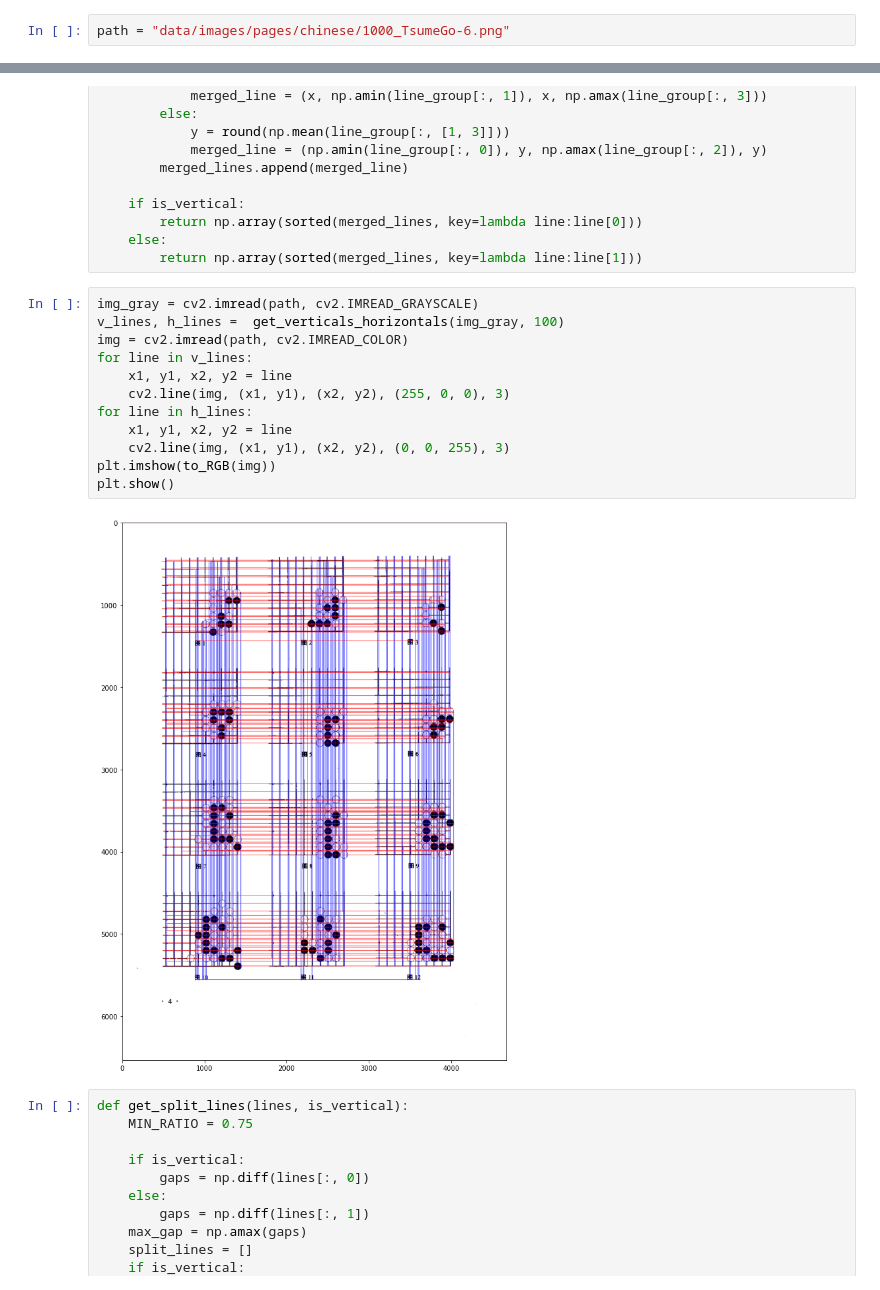
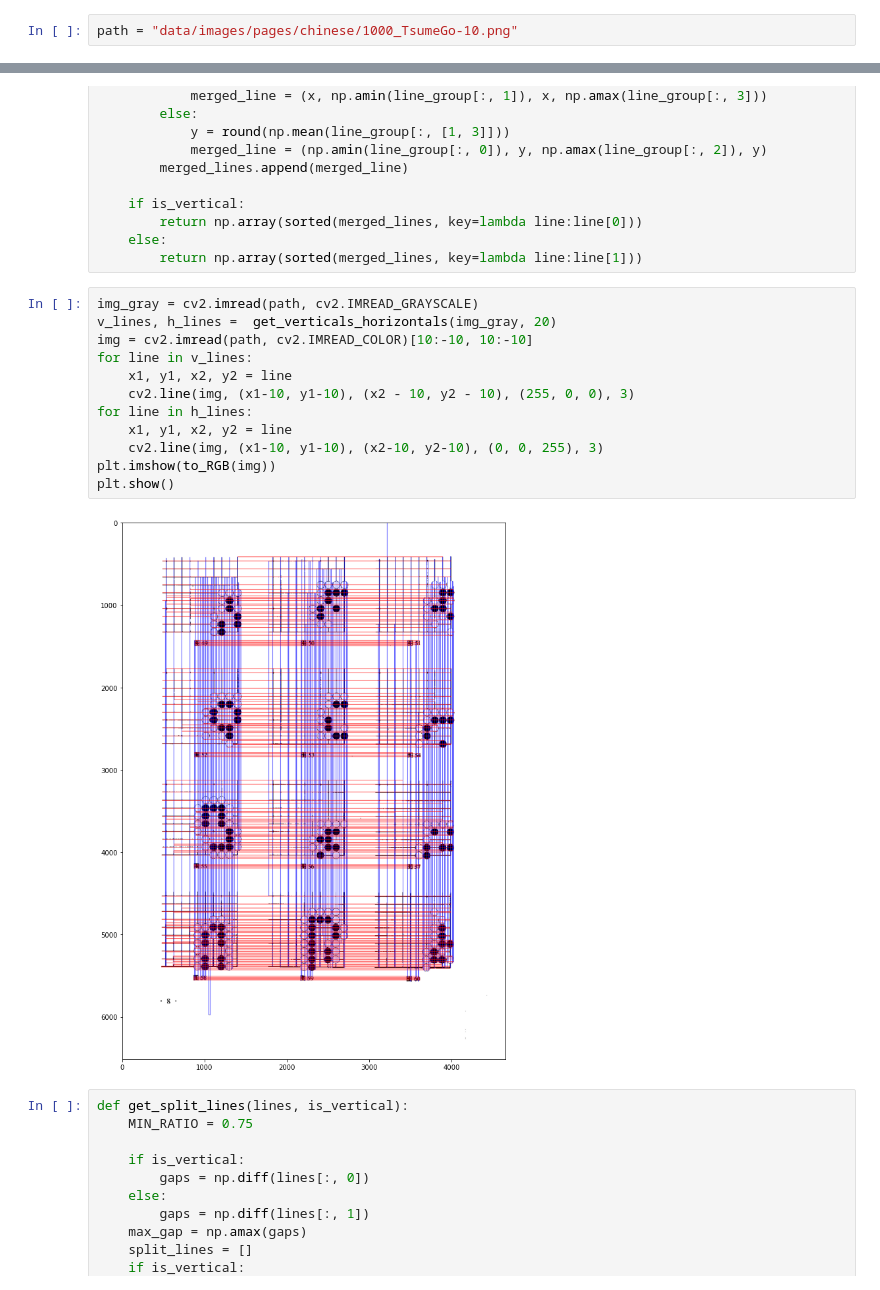
Before and after one commit to gle8098/diagram-recognition, a Jupyter notebook: page_recognition_demonstration.ipynb, the cells around one changed output, grey strips where cells are left out. Saved outputs shown, nothing was run; the diff lists cells and outputs as text.

```diff
--- a/page_recognition_demonstration.ipynb
+++ b/page_recognition_demonstration.ipynb
@@ -6,7 +6,7 @@ from bisect import bisect
 import glob
 plt.rcParams["figure.figsize"] = (15,15)
 # %%
-path = "data/images/pages/chinese/1000_TsumeGo-6.png"
+path = "data/images/pages/chinese/1000_TsumeGo-10.png"
 # %%
 def to_RGB(image):
     return cv2.cvtColor(image, cv2.COLOR_BGR2RGB)
@@ -127,18 +127,18 @@ def merge_lines(lines, is_vertical):
         return np.array(sorted(merged_lines, key=lambda line:line[1]))
 # %%
 img_gray = cv2.imread(path, cv2.IMREAD_GRAYSCALE)
-v_lines, h_lines =  get_verticals_horizontals(img_gray, 100)
-img = cv2.imread(path, cv2.IMREAD_COLOR)
+v_lines, h_lines =  get_verticals_horizontals(img_gray, 20)
+img = cv2.imread(path, cv2.IMREAD_COLOR)[10:-10, 10:-10]
 for line in v_lines:
     x1, y1, x2, y2 = line
-    cv2.line(img, (x1, y1), (x2, y2), (255, 0, 0), 3)
+    cv2.line(img, (x1-10, y1-10), (x2 - 10, y2 - 10), (255, 0, 0), 3)
 for line in h_lines:
     x1, y1, x2, y2 = line
-    cv2.line(img, (x1, y1), (x2, y2), (0, 0, 255), 3)
+    cv2.line(img, (x1-10, y1-10), (x2-10, y2-10), (0, 0, 255), 3)
 plt.imshow(to_RGB(img))
 plt.show()
 # %% [output]
-[figure, old version]
+[figure, new version]
 # %%
 def get_split_lines(lines, is_vertical):
     MIN_RATIO = 0.75
```
Also changed, not shown: parts of 7 cells of this notebook, 1 other file.
